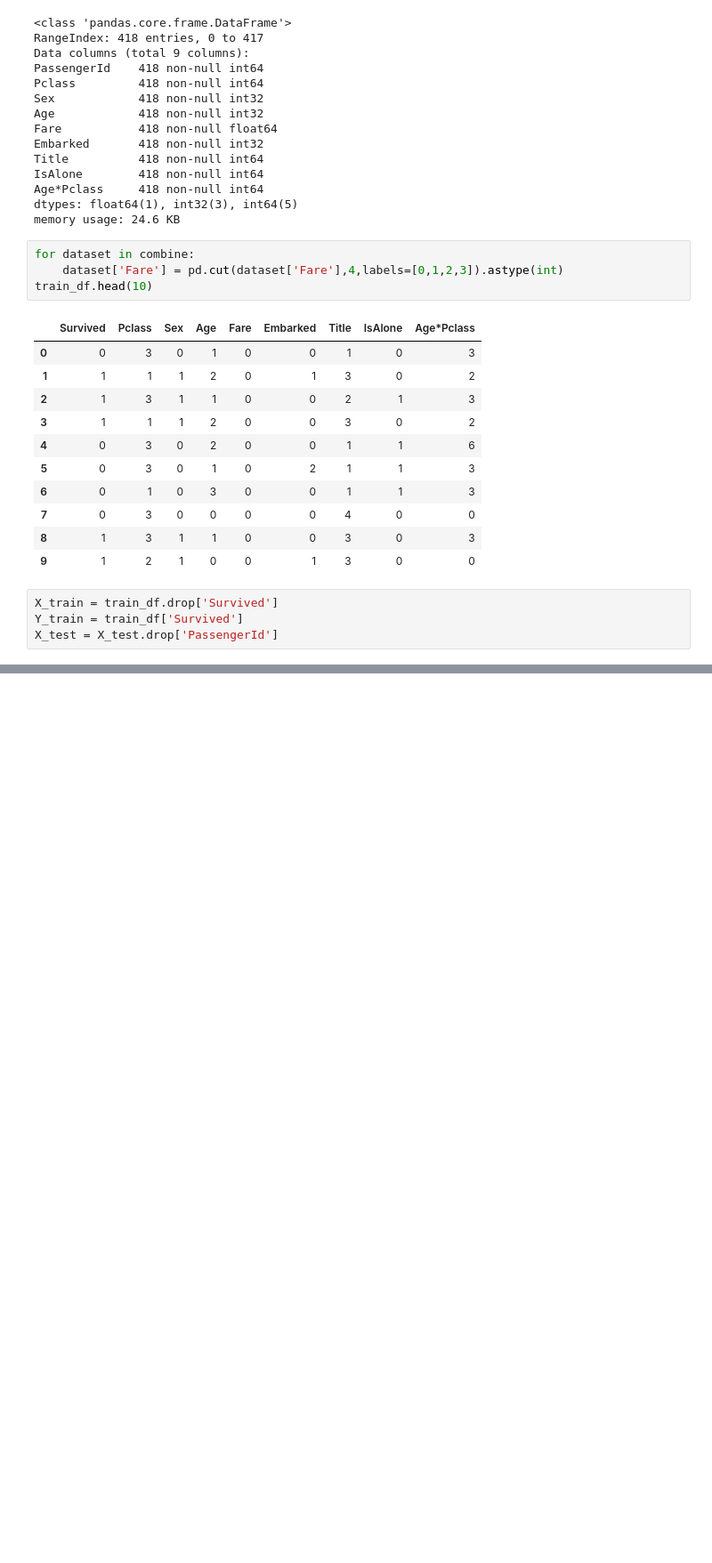
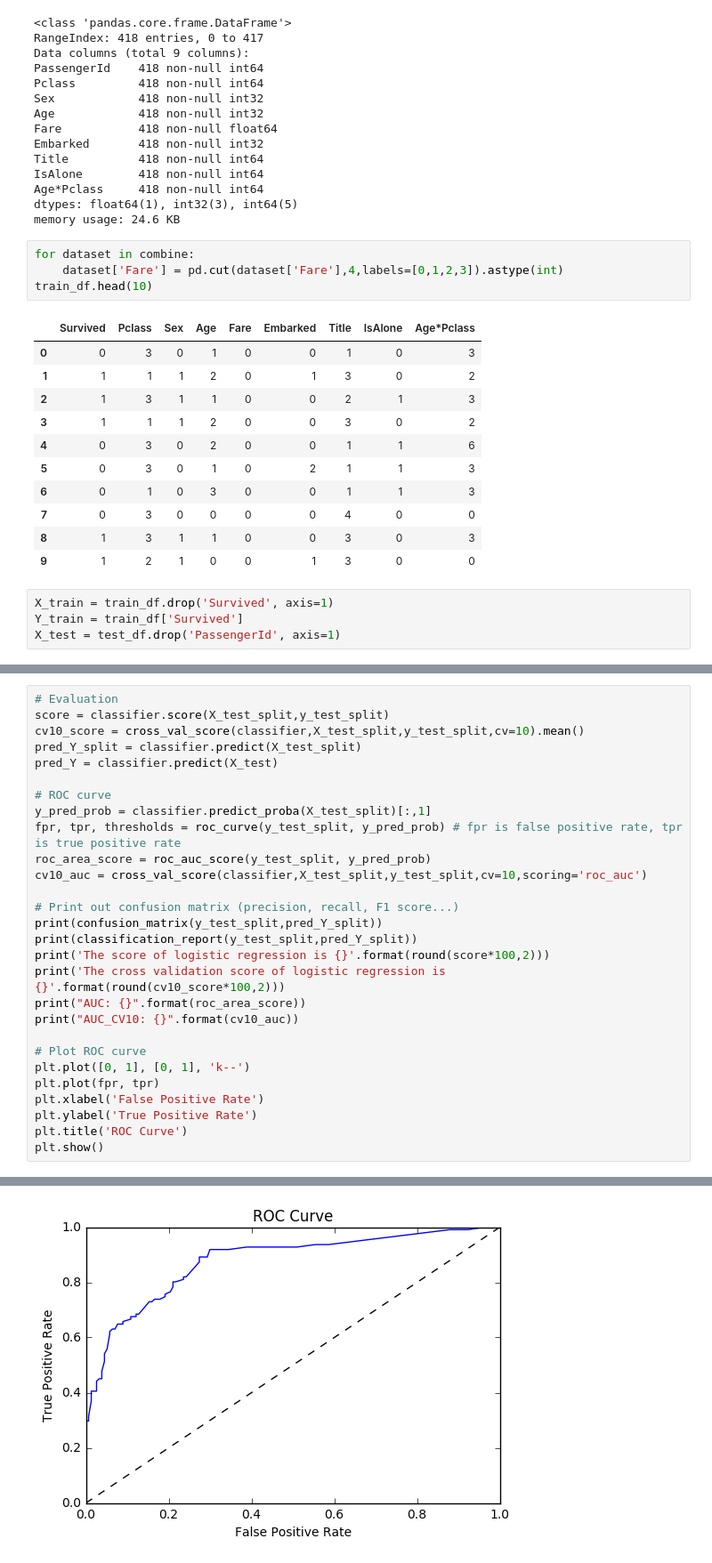
Before and after one commit to qiuyufly/KaggleCompetitions, a Jupyter notebook: Titanic/Titanic_Yuwen.ipynb, the cells around one changed output, grey strips where cells are left out. Shown at 89% size. Cells and saved outputs as stored; diff of their text form; blank space fills up the shorter version.

```diff
--- a/Titanic/Titanic_Yuwen.ipynb
+++ b/Titanic/Titanic_Yuwen.ipynb
@@ -345,6 +333,6 @@ train_df.head(10)
 | 8 | 1 | 3 | 1 | 1 | 0 | 0 | 3 | 0 | 3 |
 | 9 | 1 | 2 | 1 | 0 | 0 | 1 | 3 | 0 | 0 |
 # %%
-X_train = train_df.drop['Survived']
+X_train = train_df.drop('Survived', axis=1)
 Y_train = train_df['Survived']
-X_test = X_test.drop['PassengerId']
+X_test = test_df.drop('PassengerId', axis=1)
@@ -372,3 +383,32 @@ X_test = pd.get_dummies(test_data[features])
 model = RandomForestClassifier(n_estimators=100, max_depth=5, random_state=1)
 model.fit(X, y)
 predictions = model.predict(X_test)
+# %%
+# Evaluation
+score = classifier.score(X_test_split,y_test_split)
+cv10_score = cross_val_score(classifier,X_test_split,y_test_split,cv=10).mean()
+pred_Y_split = classifier.predict(X_test_split)
+pred_Y = classifier.predict(X_test)
+
+# ROC curve
+y_pred_prob = classifier.predict_proba(X_test_split)[:,1]
+fpr, tpr, thresholds = roc_curve(y_test_split, y_pred_prob) # fpr is false positive rate, tpr is true positive rate
+roc_area_score = roc_auc_score(y_test_split, y_pred_prob)
+cv10_auc = cross_val_score(classifier,X_test_split,y_test_split,cv=10,scoring='roc_auc')
+
+# Print out confusion matrix (precision, recall, F1 score...)
+print(confusion_matrix(y_test_split,pred_Y_split))
+print(classification_report(y_test_split,pred_Y_split))
+print('The score of logistic regression is {}'.format(round(score*100,2)))
+print('The cross validation score of logistic regression is {}'.format(round(cv10_score*100,2)))
+print("AUC: {}".format(roc_area_score))
+print("AUC_CV10: {}".format(cv10_auc))
+
+# Plot ROC curve
+plt.plot([0, 1], [0, 1], 'k--')
+plt.plot(fpr, tpr)
+plt.xlabel('False Positive Rate')
+plt.ylabel('True Positive Rate')
+plt.title('ROC Curve')
+plt.show()
+# %% [output]
@@ -375 +431,2 @@ predictions = model.predict(X_test)
+[figure, added]
 # %%
```
Also changed, not shown: parts of 14 cells of this notebook, 3 other files.
